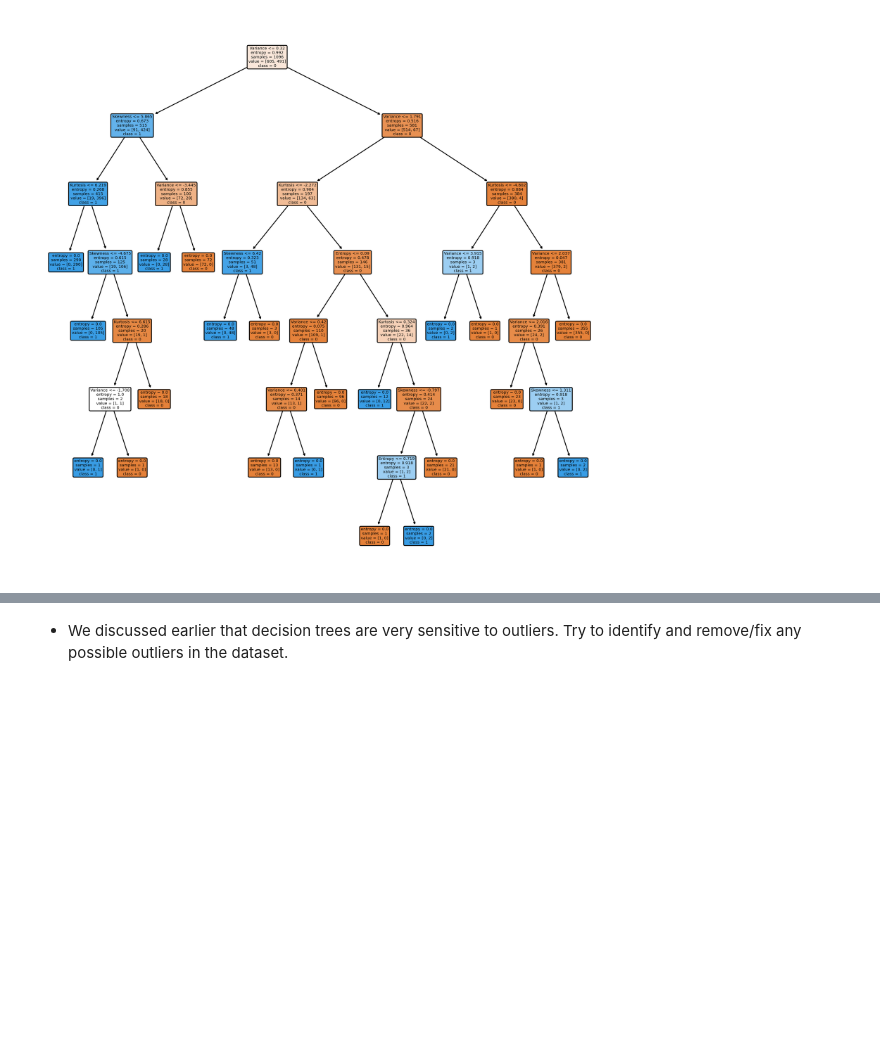
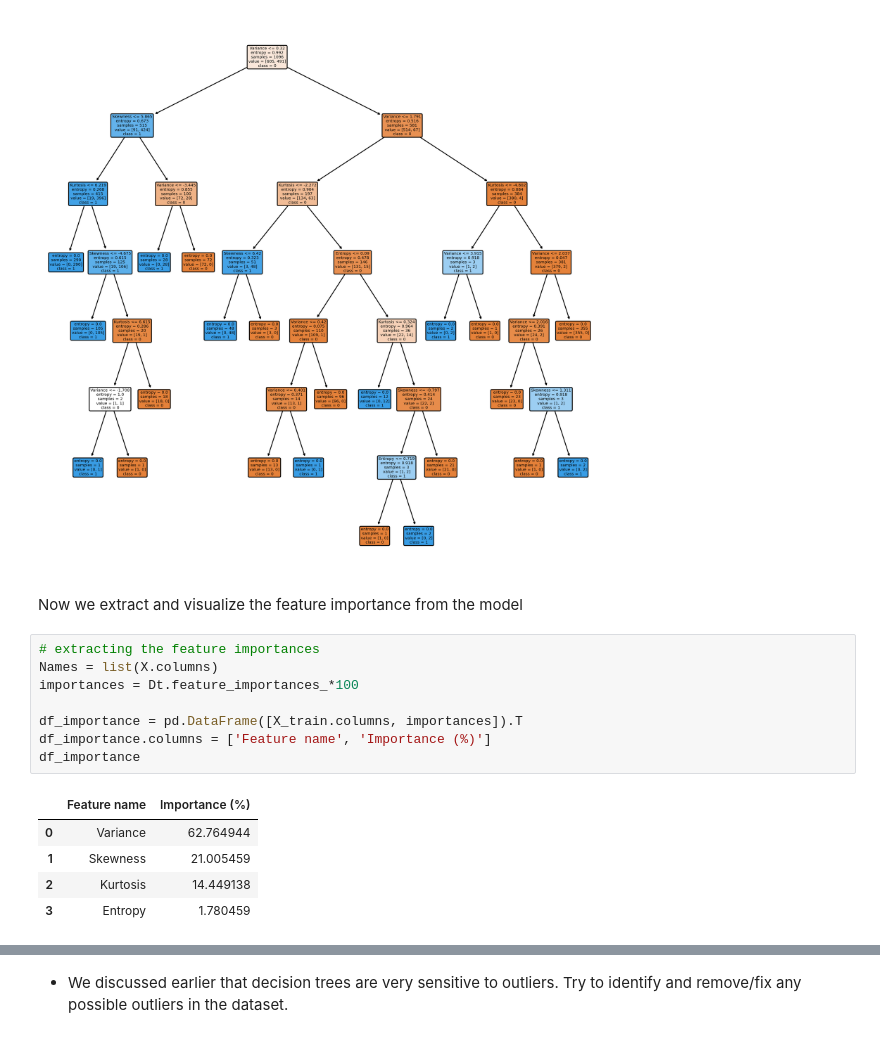
Before and after one commit to Philipmwasi/Decision-Trees-Labs, a Jupyter notebook: dsc-decision-trees-lab-master/index.ipynb, the cells around one changed output, grey strips where cells are left out. Cells and saved outputs as stored; diff of their text form; blank space fills up the shorter version.

```diff
--- a/dsc-decision-trees-lab-master/index.ipynb
+++ b/dsc-decision-trees-lab-master/index.ipynb
@@ -177,3 +179,19 @@ tree.plot_tree(classifier_2,
 plt.show()
 # %% [output]
 [figure]
+# %% [markdown]
+Now we extract and visualize the feature importance from the model
+# %%
+# extracting the feature importances
+Names = list(X.columns)
+importances = Dt.feature_importances_*100
+
+df_importance = pd.DataFrame([X_train.columns, importances]).T
+df_importance.columns = ['Feature name', 'Importance (%)']
+df_importance
+# %% [output]
+|  | Feature name | Importance (%) |
+| 0 | Variance | 62.764944 |
+| 1 | Skewness | 21.005459 |
+| 2 | Kurtosis | 14.449138 |
+| 3 | Entropy | 1.780459 |
```
Also changed, not shown: parts of 3 cells of this notebook.
